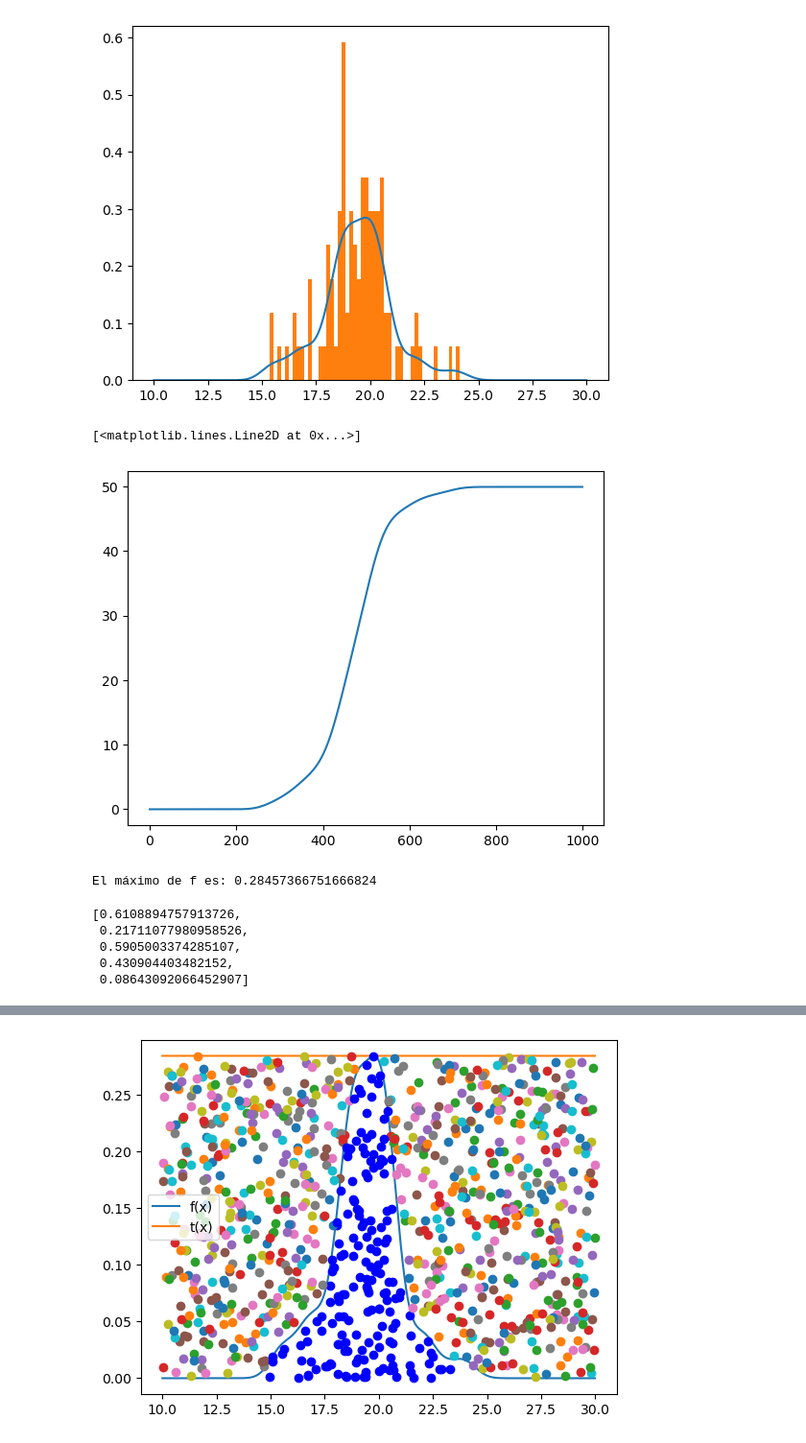
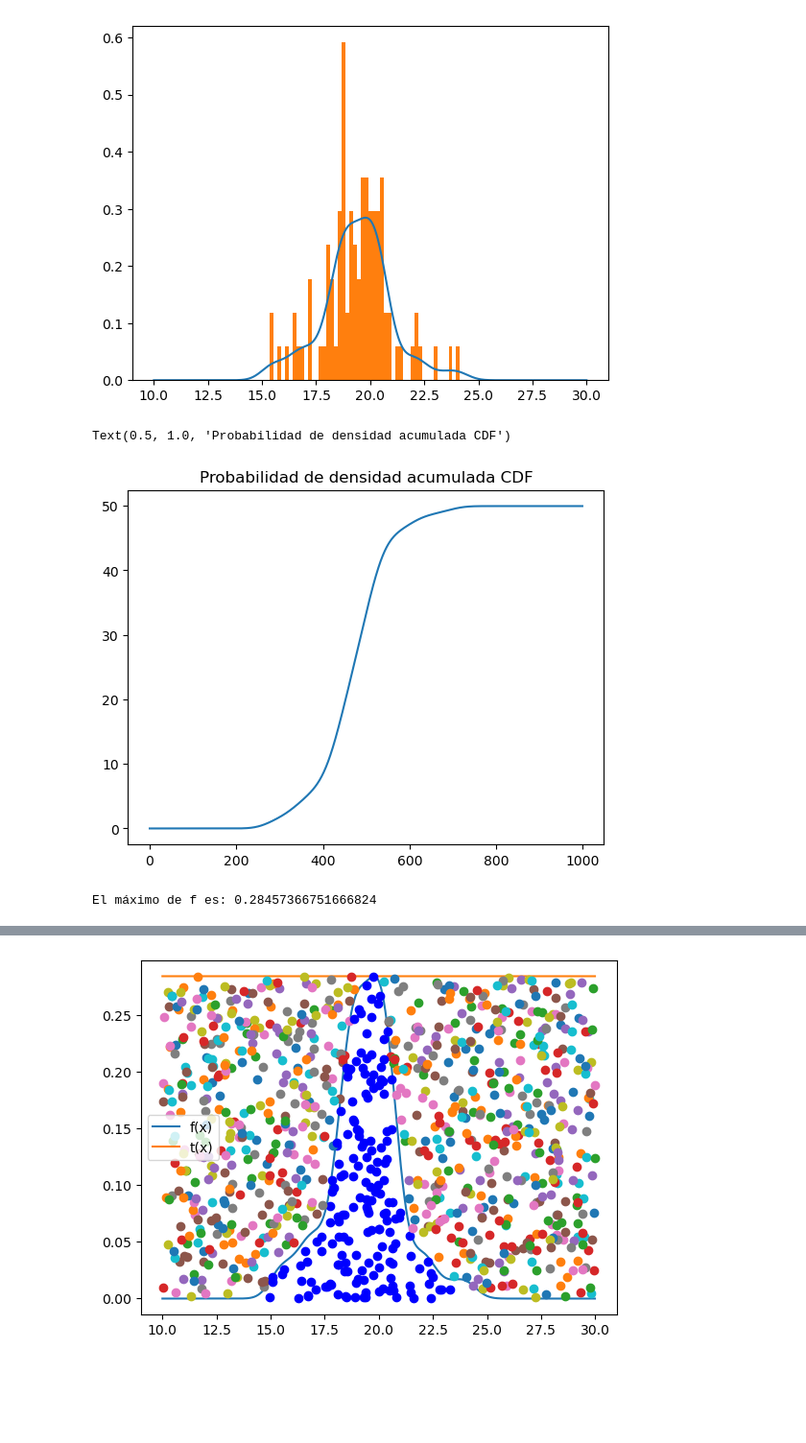
Before and after one commit to JuliaDomRuss/Proyecto_Simulacion, a Jupyter notebook: KDE Proyecto Simulación.ipynb, the cells around one changed output, grey strips where cells are left out. Shown at 96% size. Cells and saved outputs as stored; diff of their text form; code cells hidden in the pictures; blank space fills up the shorter version.

```diff
--- a/KDE Proyecto Simulación.ipynb
+++ b/KDE Proyecto Simulación.ipynb
@@ -182,9 +181,10 @@ cdf= np.cumsum(pdf(x_grid))
 from matplotlib import pyplot as plt
 # %%
 plt.plot(cdf)
+plt.title("Probabilidad de densidad acumulada CDF")
 # %% [output]
-[<matplotlib.lines.Line2D at 0x...>]
+Text(0.5, 1.0, 'Probabilidad de densidad acumulada CDF')
-[figure, old version]
+[figure, new version]
 # %%
 from scipy import optimize
 f = pdf
@@ -240,9 +211,0 @@ def Acep_rechazo3(R2:'Variables distruidas U~U(0,1)',
-# %%
-import random
-[random.uniform(0, 1) for i in range(5)]
-# %% [output]
-[0.6108894757913726,
- 0.21711077980958526,
- 0.5905003374285107,
- 0.430904403482152,
- 0.08643092066452907]
```
Also changed, not shown: parts of 19 cells of this notebook, 2 other files.
